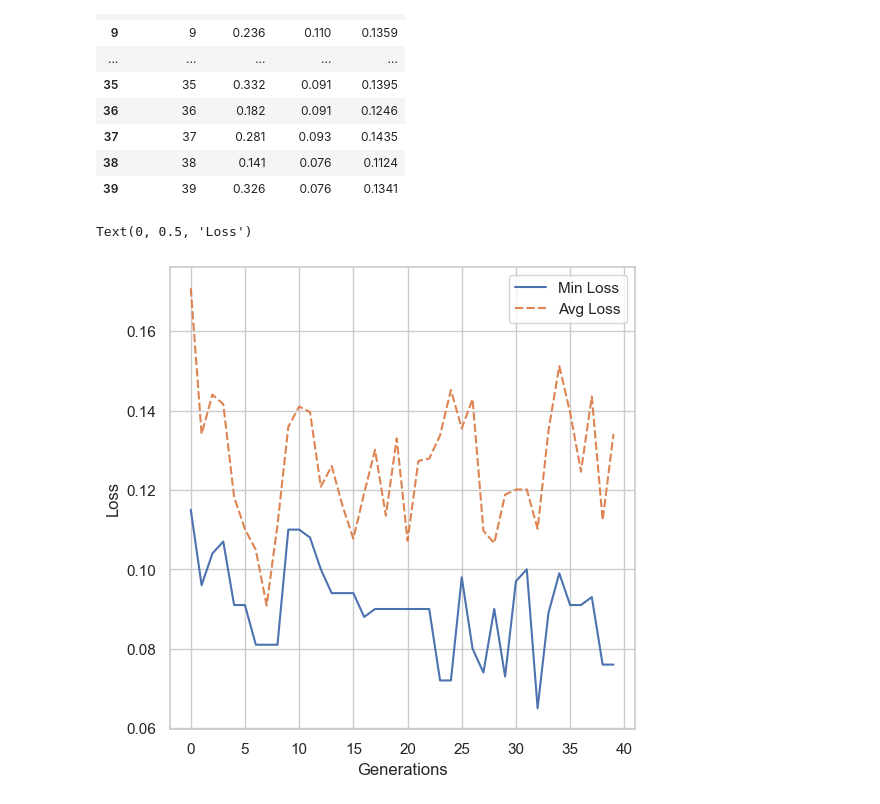
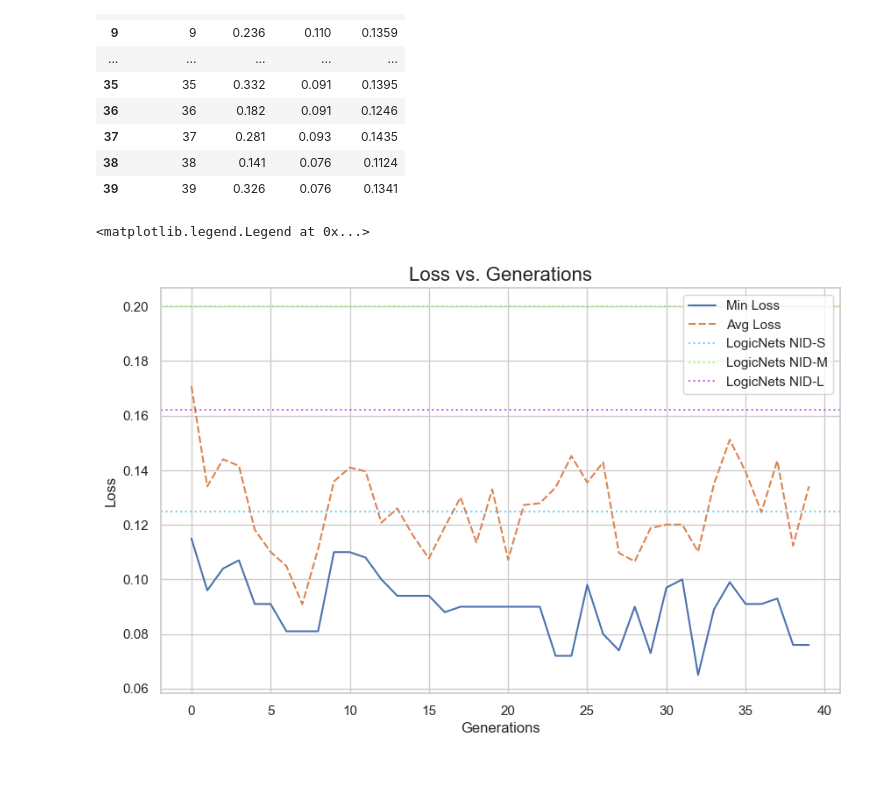
Before and after one commit to poflynn529/logicnets-nas, a Jupyter notebook: examples/cybersecurity/genetic_analysis/gen.ipynb, the cells around one changed output. Saved outputs shown, nothing was run; the diff lists cells and outputs as text; code cells hidden in the pictures; blank space fills up the shorter version.

```diff
--- a/examples/cybersecurity/genetic_analysis/gen.ipynb
+++ b/examples/cybersecurity/genetic_analysis/gen.ipynb
@@ -52,14 +52,18 @@ df_losses.head(50)
 # %%
 import seaborn as sns
 import matplotlib.pyplot as plt
 
-plt.figure(figsize=(6, 6))
+plt.figure(figsize=(10, 6))
 sns.set(style="whitegrid")
 
 sns.lineplot(df_losses[["Min Loss", "Avg Loss"]])
+plt.axhline(y=0.125, color='#42b9f5', linestyle='dotted', alpha=0.7, label="LogicNets NID-S")
+plt.axhline(y=0.2, color='#84f542', linestyle='dotted', alpha=0.7, label="LogicNets NID-M")
+plt.axhline(y=0.162, color='#ab22f0', linestyle='dotted', alpha=0.7, label="LogicNets NID-L")
 plt.xlabel("Generations")
 plt.ylabel("Loss")
-#plt.legend(ncol=3, loc='upper right')
+plt.title("Loss vs. Generations", fontsize=16)
+plt.legend(loc='upper right')
 # %% [output]
-Text(0, 0.5, 'Loss')
+<matplotlib.legend.Legend at 0x...>
-[figure, old version]
+[figure, new version]
```
Also changed, not shown: 9 other files.
